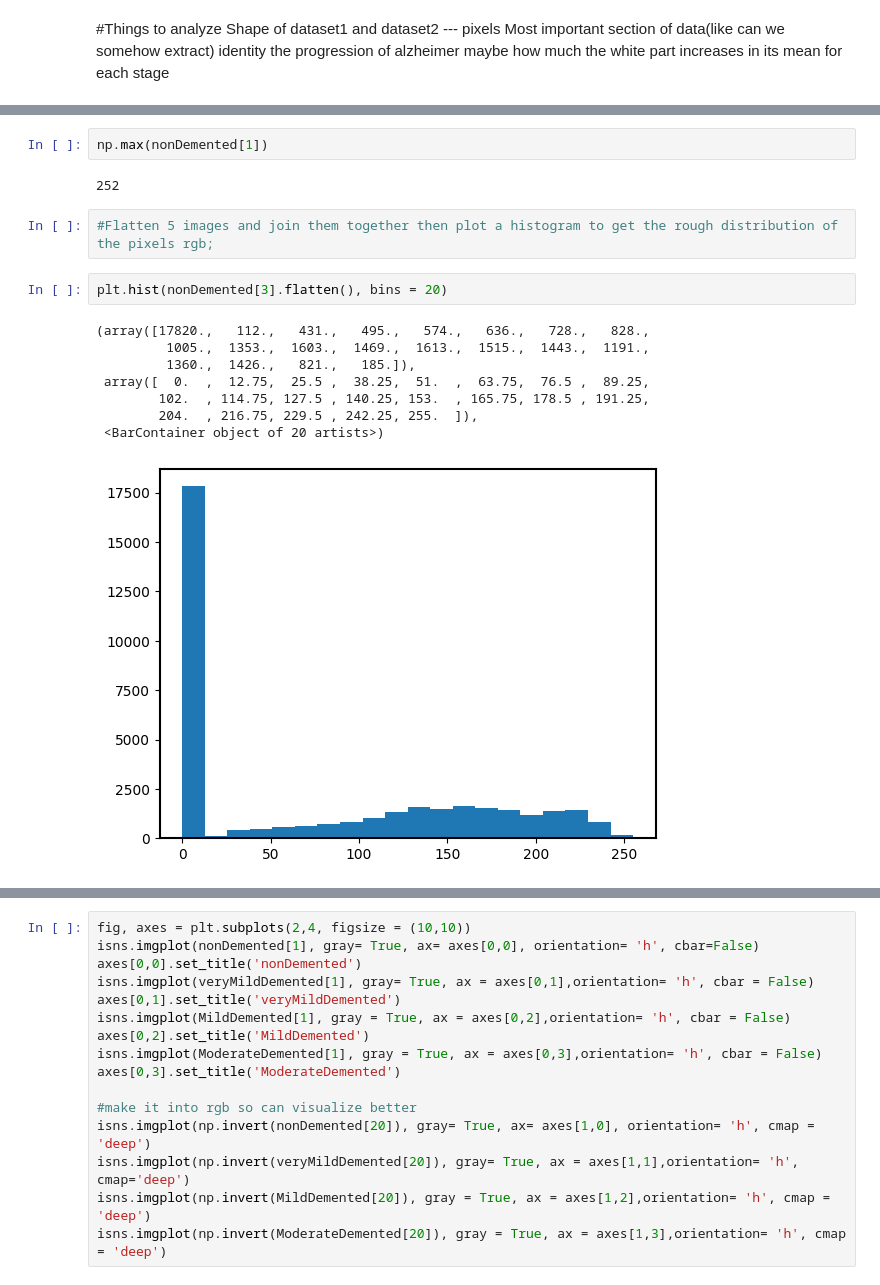
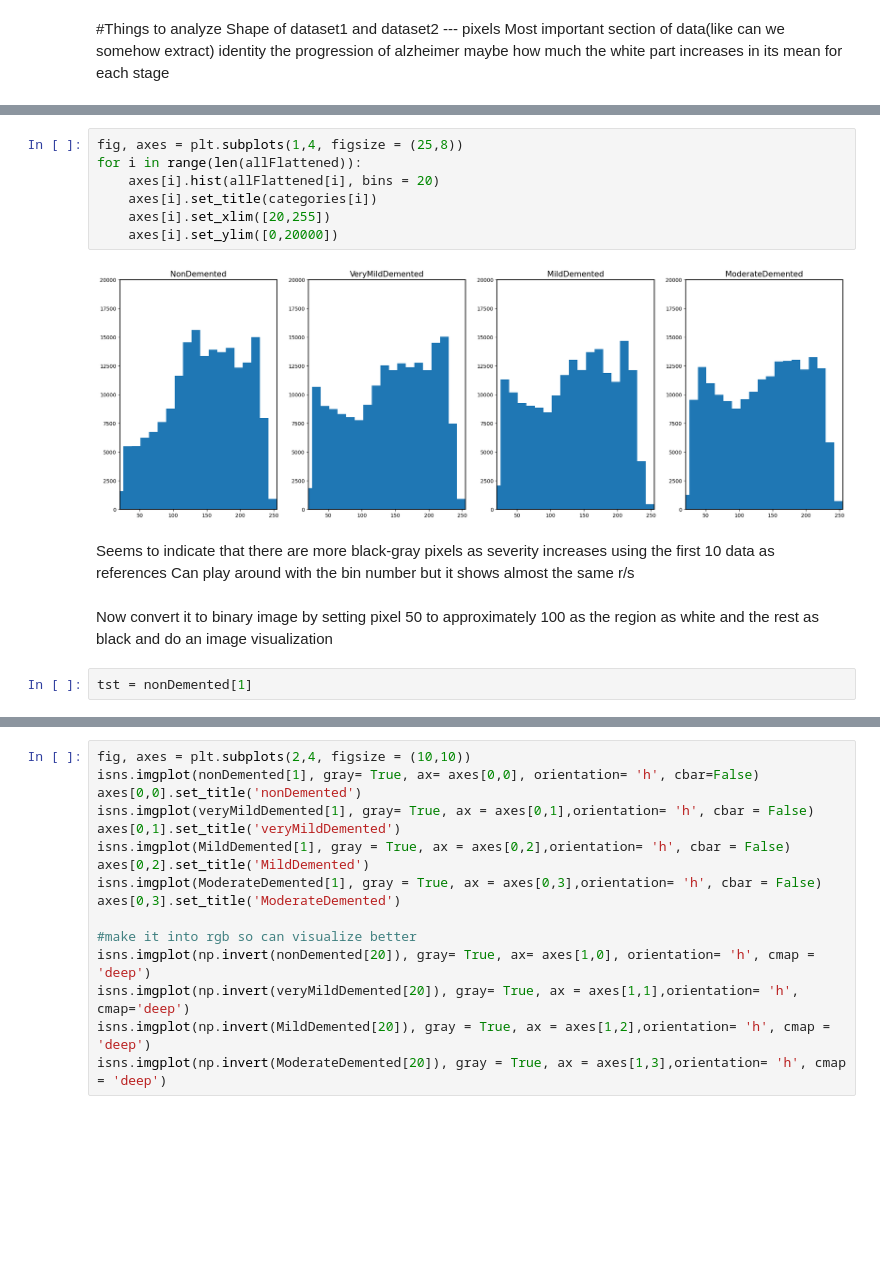
Before and after one commit to Shiraishie/Alzheimer-Detection, a Jupyter notebook: Alzheimer.ipynb, the cells around one changed output, grey strips where cells are left out. Drawn from its saved outputs; the diff is of its cells as text; blank space fills up the shorter version.

```diff
--- a/Alzheimer.ipynb
+++ b/Alzheimer.ipynb
@@ -99,17 +98,16 @@ plt.show()
+# %%
+fig, axes = plt.subplots(1,4, figsize = (25,8))
+for i in range(len(allFlattened)):
+    axes[i].hist(allFlattened[i], bins = 20)
+    axes[i].set_title(categories[i])
+    axes[i].set_xlim([20,255])
+    axes[i].set_ylim([0,20000])
+# %% [output]
+[figure, added]
+# %% [markdown]
+Seems to indicate that there are more black-gray pixels as severity increases using the first 10 data as references
+Can play around with the bin number but it shows almost the same r/s
+# %% [markdown]
+Now convert it to binary image by setting pixel 50 to approximately 100 as the region as white and the rest as black and do an image visualization
 # %%
-np.max(nonDemented[1])
+tst = nonDemented[1]
-# %% [output]
-252
-# %%
-#Flatten 5 images and join them together then plot a histogram to get the rough distribution of the pixels rgb;
-# %%
-plt.hist(nonDemented[3].flatten(), bins = 20)
-# %% [output]
-(array([17820.,   112.,   431.,   495.,   574.,   636.,   728.,   828.,
-         1005.,  1353.,  1603.,  1469.,  1613.,  1515.,  1443.,  1191.,
-         1360.,  1426.,   821.,   185.]),
- array([  0.  ,  12.75,  25.5 ,  38.25,  51.  ,  63.75,  76.5 ,  89.25,
-        102.  , 114.75, 127.5 , 140.25, 153.  , 165.75, 178.5 , 191.25,
-        204.  , 216.75, 229.5 , 242.25, 255.  ]),
- <BarContainer object of 20 artists>)
-[figure, removed]
```
Also changed, not shown: parts of 19 cells of this notebook, 1 other file.
